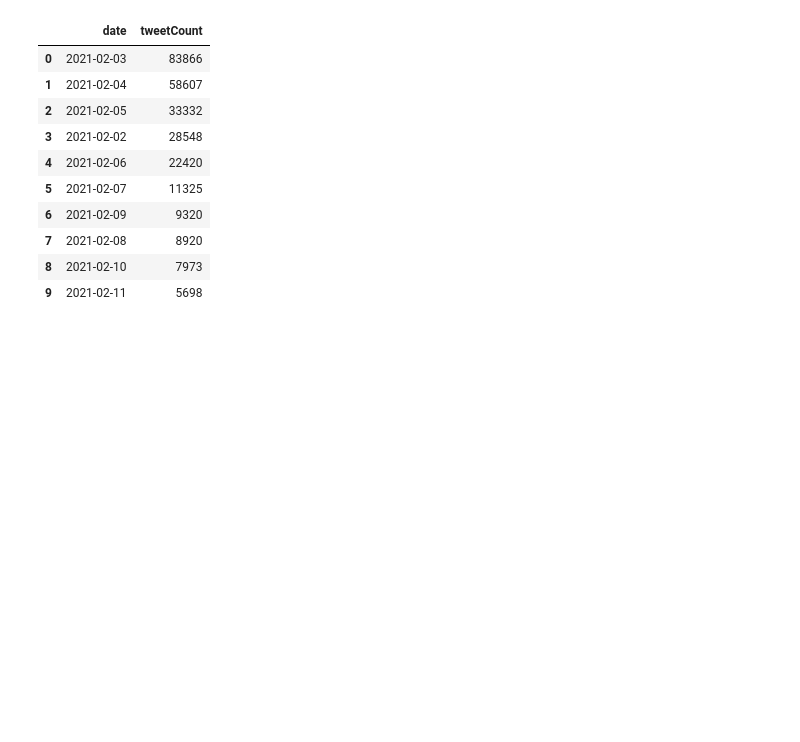
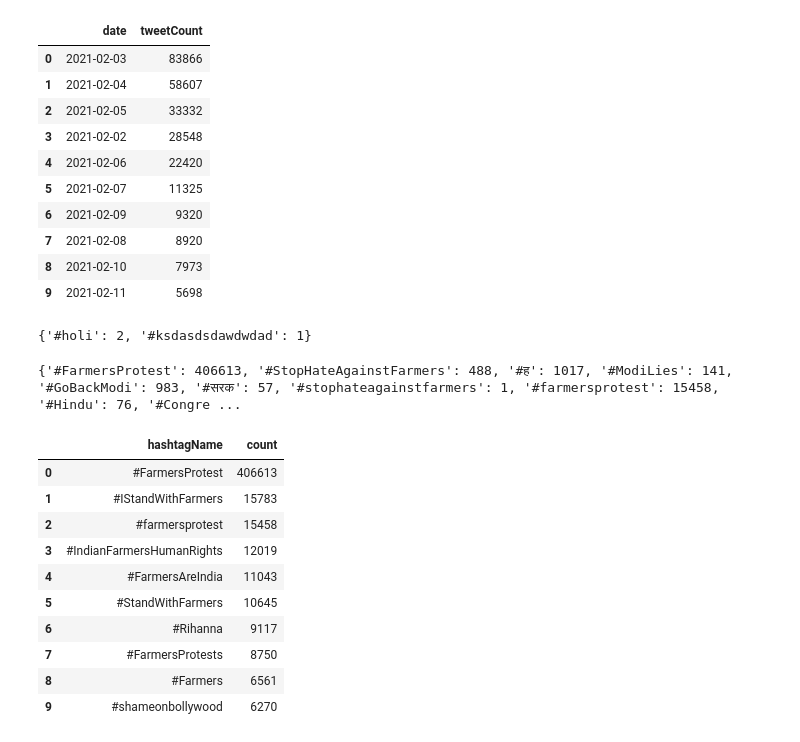
Before and after one commit to DanielaCorral/IIC2154-Diagnostico-Corral, a Jupyter notebook: diagnostico_IIC2154.ipynb, the cells around one changed output. Cells and saved outputs as stored; diff of their text form; code cells hidden in the pictures; blank space fills up the shorter version.

```diff
--- a/diagnostico_IIC2154.ipynb
+++ b/diagnostico_IIC2154.ipynb
@@ -243,3 +252,9 @@ top10_days()
+# %%
+dictionasdasd = dict()
+detect_hashtag("asdasdasd #holi# asda# #ksdasdsdawdwdad #holi", dictionasdasd)
+print(dictionasdasd)
+# %% [output]
+{'#holi': 2, '#ksdasdsdawdwdad': 1}
 # %%
 #Top 10 hashtags más usados.
 def top10_hashtags():
@@ -247,3 +265,28 @@ def top10_hashtags():
+# %%
+hashtags_dict = dict()
+
+tweets['content'].apply(detect_hashtag, args=(hashtags_dict,))
+print(hashtags_dict)
+# %% [output]
+{'#FarmersProtest': 406613, '#StopHateAgainstFarmers': 488, '#ह': 1017, '#ModiLies': 141, '#GoBackModi': 983, '#सरक': 57, '#stophateagainstfarmers': 1, '#farmersprotest': 15458, '#Hindu': 76, '#Congre ...
+# %%
+data = {'hashtagName': list(hashtags_dict.keys()), 'count': list(hashtags_dict.values())}
+# %%
+ferf = pd.DataFrame.from_dict(data)
+ferf = ferf.sort_values(by='count', ascending=False)
+ferf.head(10).reset_index(drop=True)
+# %% [output]
+|  | hashtagName | count |
+| 0 | #FarmersProtest | 406613 |
+| 1 | #IStandWithFarmers | 15783 |
+| 2 | #farmersprotest | 15458 |
+| 3 | #IndianFarmersHumanRights | 12019 |
+| 4 | #FarmersAreIndia | 11043 |
+| 5 | #StandWithFarmers | 10645 |
+| 6 | #Rihanna | 9117 |
+| 7 | #FarmersProtests | 8750 |
+| 8 | #Farmers | 6561 |
+| 9 | #shameonbollywood | 6270 |
 # %%
 def main():
   pass
```
Also changed, not shown: parts of 3 cells of this notebook.
